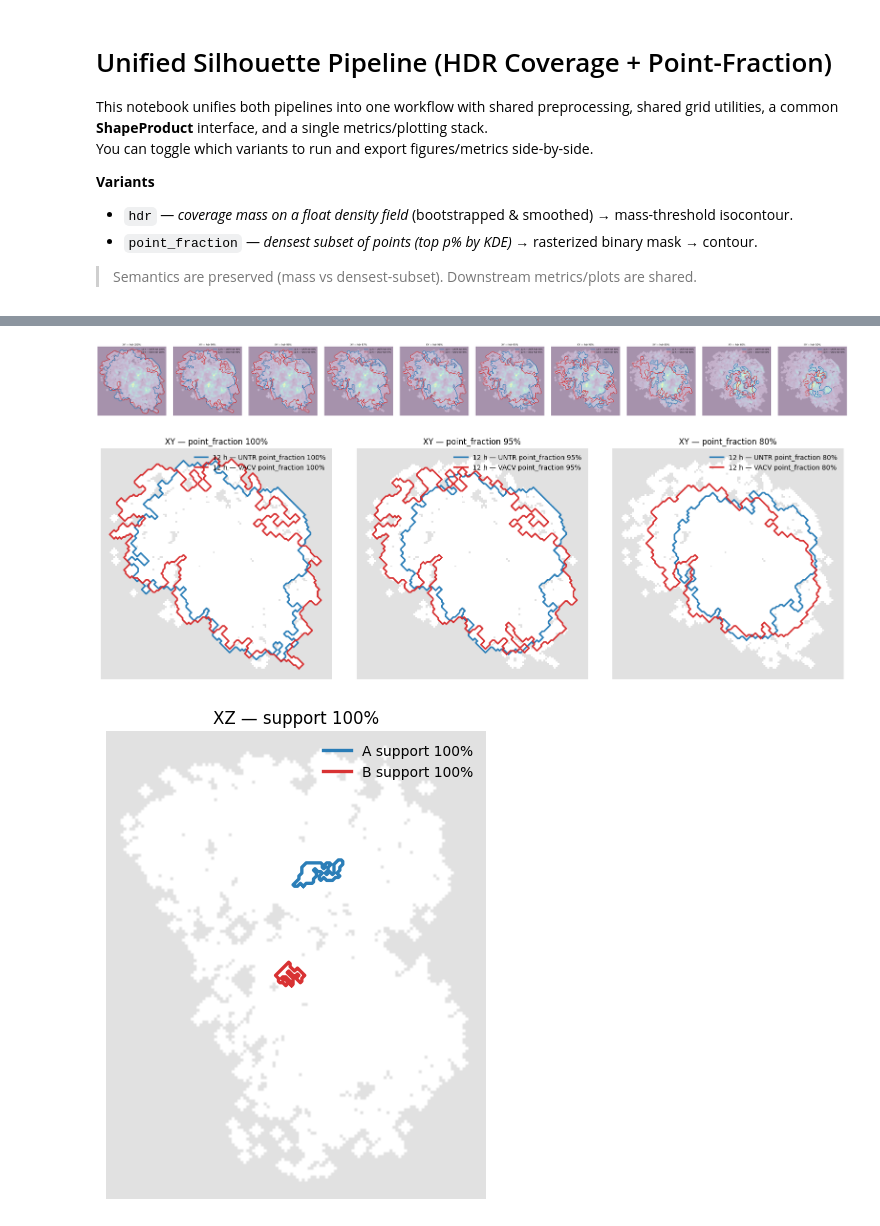
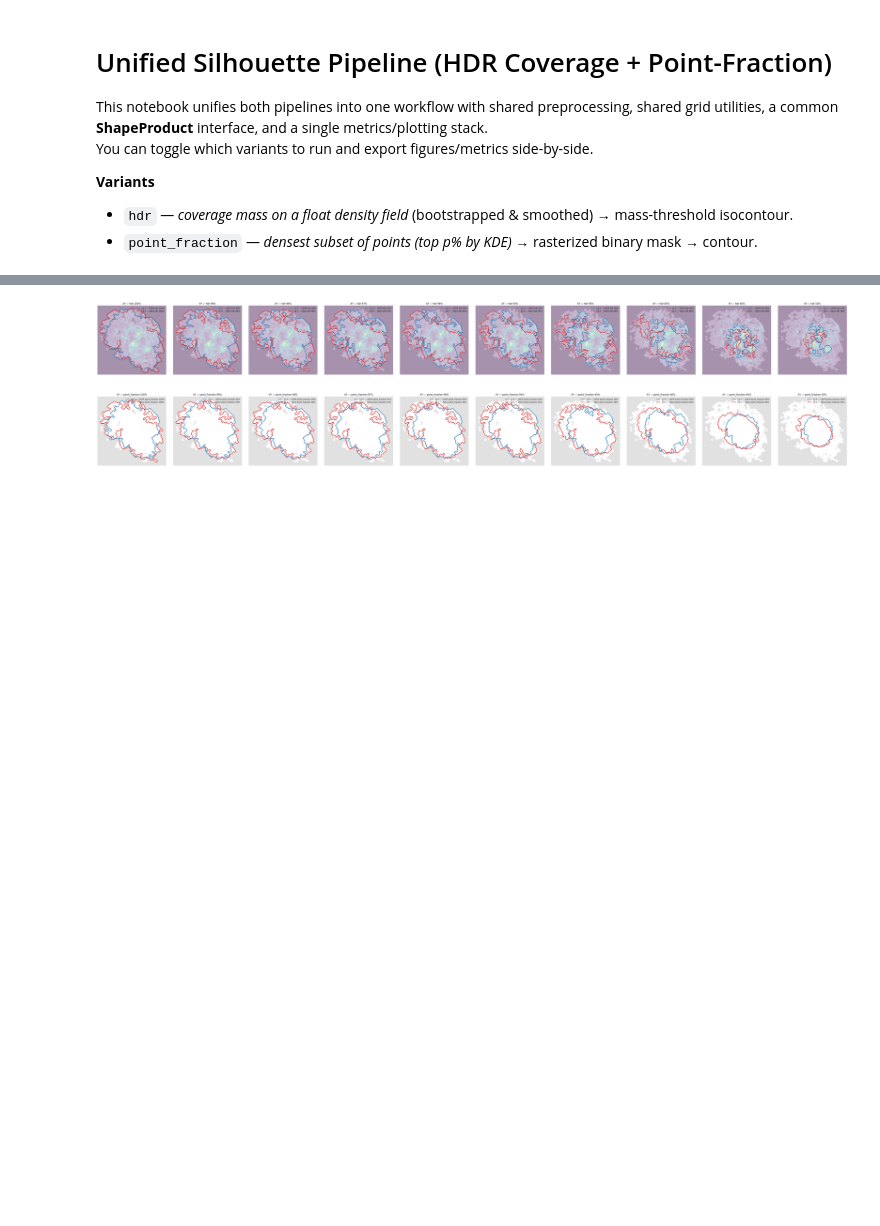
Before and after one commit to nafiul-nipu/GenomeVisProject, a Jupyter notebook: data_processing_python/14.7_VA_unified_silhouette_pipeline.ipynb, the cells around one changed output, grey strips where cells are left out. Drawn from its saved outputs; the diff is of its cells as text; code cells hidden in the pictures; blank space fills up the shorter version.

Commit message:
Unified pipeline updated

```diff
--- a/data_processing_python/14.7_VA_unified_silhouette_pipeline.ipynb
+++ b/data_processing_python/14.7_VA_unified_silhouette_pipeline.ipynb
@@ -8,5 +8,3 @@ You can toggle which variants to run and export figures/metrics side-by-side.
 **Variants**
 - `hdr` — *coverage mass on a float density field* (bootstrapped & smoothed) → mass-threshold isocontour.
 - `point_fraction` — *densest subset of points (top p% by KDE)* → rasterized binary mask → contour.
-
-> Semantics are preserved (mass vs densest-subset). Downstream metrics/plots are shared.
@@ -731,19 +993,59 @@ def view(result: RunResult,
 # %%
-# from silhouette_core import run_silhouettes, CfgCommon, CfgHDR, CfgPF
+csv_A = "data/green_monkey/all_structure_files/chr1/12hrs/untr/structure_12hrs_untr_gene_info.csv"
+csv_B = "data/green_monkey/all_structure_files/chr1/12hrs/vacv/structure_12hrs_vacv_gene_info.csv"
+out_dir = "data/green_monkey/va_testing/out_silhouttes_unified"
 
-res = run_silhouettes(
-    csv_A = "data/green_monkey/all_structure_files/chr1/12hrs/untr/structure_12hrs_untr_gene_info.csv",
-    csv_B = "data/green_monkey/all_structure_files/chr1/12hrs/vacv/structure_12hrs_vacv_gene_info.csv",
-    out_dir="data/green_monkey/va_testing/out_silhouttes_unified",
-    run_hdr=True, run_pf=True,
-    cfg_common=CfgCommon(grid_base=160, pad_frac=0.05),
-    cfg_hdr=CfgHDR(n_boot=256),
-    cfg_pf=CfgPF(disk_px=2)
+# ---- Configs ----
+cfg_common = CfgCommon(grid_base=160, pad_frac=0.05)
+
+# Reproducible bootstrap, same mass levels as before (includes 100)
+# Tip: remove 1.00 from mass_levels if you don't want HDR level=100 in outputs.
+cfg_hdr = CfgHDR(n_boot=256, rng_seed=0)
+# cfg_hdr = CfgHDR(n_boot=256, rng_seed=0,
+#                  mass_levels=(0.99, 0.98, 0.97, 0.96, 0.95, 0.90, 0.80, 0.60, 0.50))
+
+# PF with exposed morphology knobs (defaults match previous behavior)
+cfg_pf = CfgPF(
+    disk_px=2,
+    bandwidth=None,  # auto bandwidth (median*0.5)
+    # morph=CfgMorph(closing=2, opening=0, keep_largest=True, fill_holes=True)  # optional tweak
 )
 
-print(res['metrics'])
+# ---- Run pipeline ----
+res = run_silhouettes(
+    csv_A=csv_A,
+    csv_B=csv_B,
+    # xyz_cols=("middle_x","middle_y","middle_z"),  # defaults already match our CSVs
+    out_dir=out_dir,
+    run_hdr=True, run_pf=True,
+    cfg_common=cfg_common,
+    cfg_hdr=cfg_hdr,
+    cfg_pf=cfg_pf,
+    planes=("XY","YZ","XZ"),  # you can subset, e.g., ("XY","YZ")
+)
 
-view(res, kind="hdr", plane="XY", levels="all", show_heat=True, labelA="12 h — UNTR", labelB="12 h — VACV")
-view(res, kind="point_fraction", plane="XY", levels=[100,95,80], labelA="12 h — UNTR", labelB="12 h — VACV")
-view(res, kind="support", plane="XZ")  # single level = 100
+print(res["metrics"].head())
+
+# ---- View (interactive) ----
+# HDR (with A's density heat)
+view(res, kind="hdr", plane="XY", levels="all",
+     show_heat=True, labelA="12 h — UNTR", labelB="12 h — VACV")
+
+# PF (all levels for XY)
+view(res, kind="point_fraction", plane="XY", levels="all",
+     labelA="12 h — UNTR", labelB="12 h — VACV")
+# Or a subset:
+# view(res, kind="point_fraction", plane="XY", levels=[100,95,80],
+#      labelA="12 h — UNTR", labelB="12 h — VACV")
+
+# ---- Save figures (to files) ----
+# Save HDR overlays for all levels on XY
+save_figures(res, kind="hdr", plane="XY", levels="all",
+             out_dir=out_dir, show_heat=True,
+             labelA="12 h — UNTR", labelB="12 h — VACV")
+
+# Save PF overlays at 95% and 50% for YZ
+save_figures(res, kind="point_fraction", plane="YZ", levels=[95, 50],
+             out_dir=out_dir,
+             labelA="12 h — UNTR", labelB="12 h — VACV")
 # %% [output]
@@ -767,3 +1058,2 @@ view(res, kind="support", plane="XZ")  # single level = 100
 [figure]
-[figure, old version]
+[figure, new version]
-[figure, removed]
```
Also changed, not shown: parts of 3 cells of this notebook, 14 other files.
